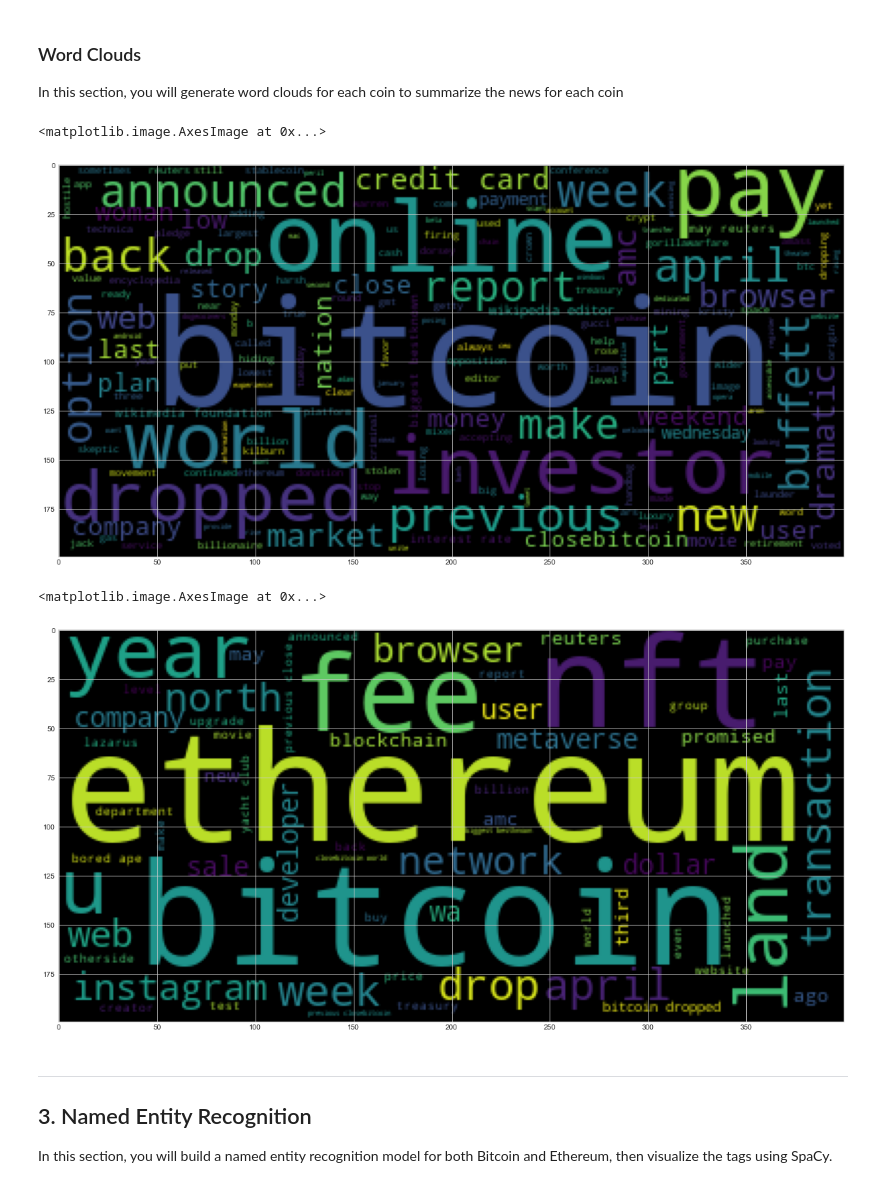
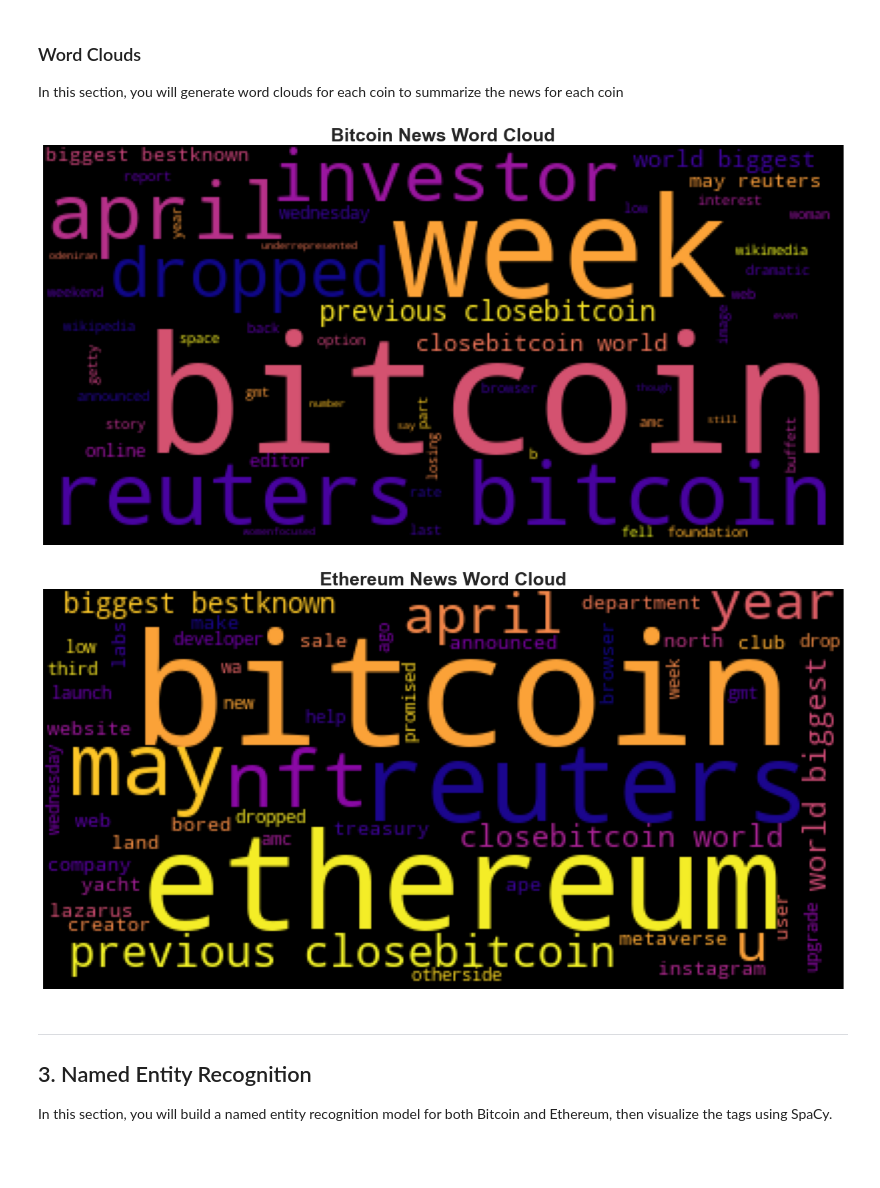
Before and after one commit to adamgulyas/btc-eth-sentiment-analysis, a Jupyter notebook: crypto_sentiment.ipynb, the cells around one changed output. Drawn from its saved outputs; the diff is of its cells as text; code cells hidden in the pictures; blank space fills up the shorter version.

Commit message:
Add tokens to dataframe and complete report

```diff
--- a/crypto_sentiment.ipynb
+++ b/crypto_sentiment.ipynb
@@ -76,17 +90,3 @@ newsapi = NewsApiClient(api_key=api_key)
-# %%
-# Fetch the Bitcoin news articles
-btc_news = newsapi.get_everything(
-    q='bitcoin',
-    language='en',
-    sort_by='relevancy'
-)
-
-# Fetch the Ethereum news articles
-eth_news = newsapi.get_everything(
-    q='ethereum',
-    language='en',
-    sort_by='relevancy'
-)
 # %%
 # Create the Bitcoin sentiment scores DataFrame
 btc_df = create_sentiment_df(btc_news)
@@ -270,7 +273,7 @@ token_count(btc_bigrams)
 # %%
 # Generate the Ethereum N-grams where N=2
-eth_corpus = [article['description']+' '+article['content'] for article in eth_news['articles']]
+eth_corpus = [article['content'] for article in eth_news['articles']]
 eth_bigrams = get_bigrams(eth_corpus)
-token_count(eth_bigrams)
+token_count(eth_bigrams, ngrams=True)
 # %% [output]
 |  | bigram | count |
@@ -330,20 +333,24 @@ import matplotlib as mpl
 mpl.rcParams['figure.figsize'] = [20.0, 10.0]
 # %%
 # Generate the Bitcoin word cloud
-btc_tokens_str = tokenize(btc_corpus)
-wc = WordCloud().generate(' '.join(btc_tokens_str))
-plt.imshow(wc)
+btc_tokens = tokenize(btc_corpus)
+btc_wc = WordCloud(colormap='plasma', max_words=50).generate(' '.join(btc_tokens))
+plt.title('Bitcoin News Word Cloud', fontdict={'fontsize': 25, 'fontweight': 'bold'})
+plt.axis('off')
+plt.imshow(btc_wc)
+plt.show()
 # %% [output]
-<matplotlib.image.AxesImage at 0x...>
-[figure, old version]
+[figure, new version]
 # %%
 # Generate the Ethereum word cloud
-eth_tokens_str = tokenize(eth_corpus)
-wc = WordCloud().generate(' '.join(eth_tokens_str))
-plt.imshow(wc)
+eth_tokens = tokenize(eth_corpus)
+eth_wc = WordCloud(colormap='plasma', max_words=50).generate(' '.join(eth_tokens))
+plt.title('Ethereum News Word Cloud', fontdict={'fontsize': 25, 'fontweight': 'bold'})
+plt.axis('off')
+plt.imshow(eth_wc)
+plt.show()
 # %% [output]
-<matplotlib.image.AxesImage at 0x...>
-[figure, old version]
+[figure, new version]
 # %% [markdown]
 ---
 ## 3. Named Entity Recognition
```
Also changed, not shown: parts of 27 cells of this notebook, 3 other files.
